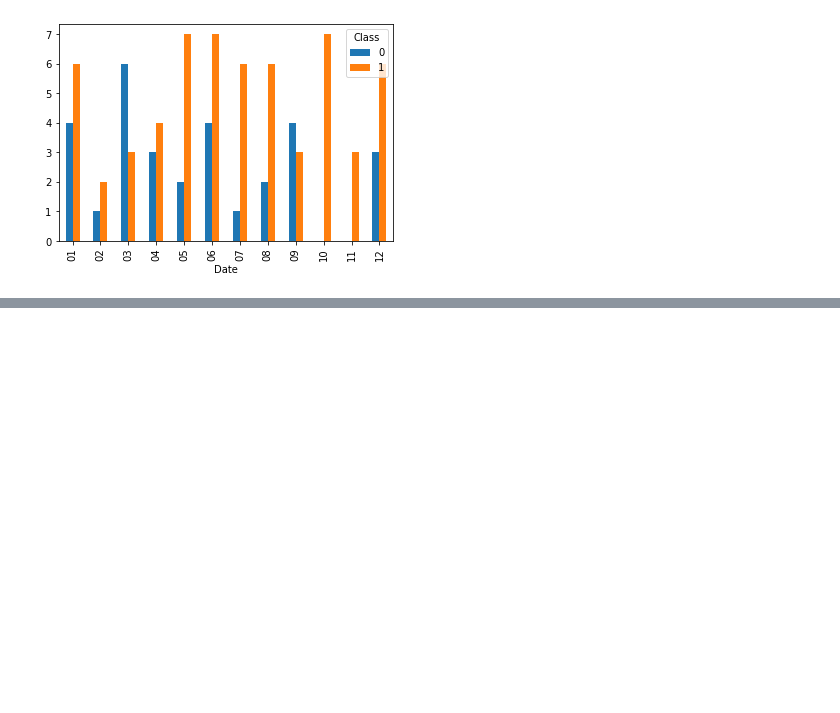
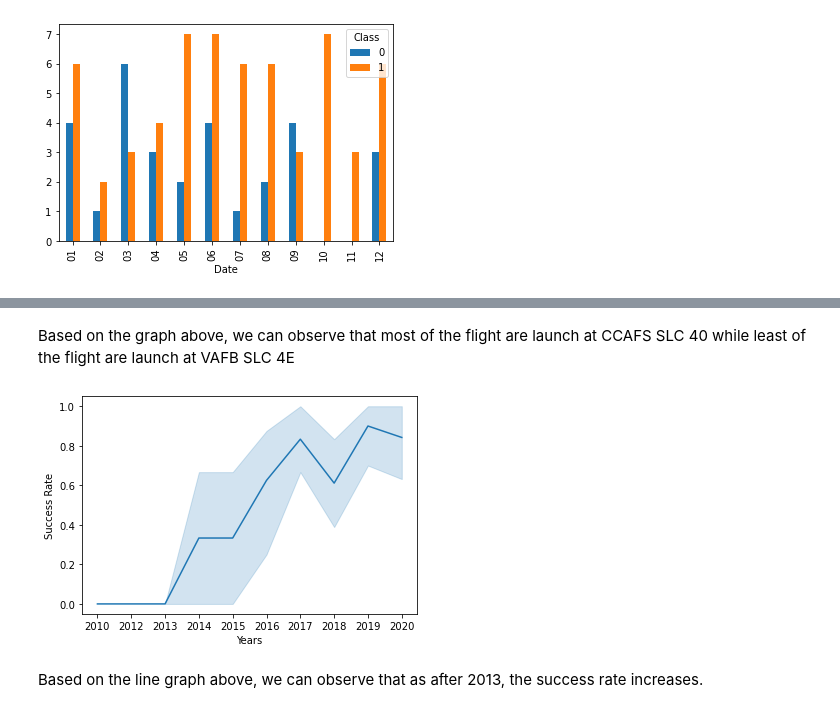
Before and after one commit to chiakl/spacex, a Jupyter notebook: spacex.ipynb, the cells around one changed output, grey strips where cells are left out. Drawn from its saved outputs; the diff is of its cells as text; code cells hidden in the pictures; blank space fills up the shorter version.

```diff
--- a/spacex.ipynb
+++ b/spacex.ipynb
@@ -278,0 +269,21 @@ df2.groupby(['Date','Class']).size().unstack().plot(kind='bar')
+# %% [markdown]
+Based on the graph above, we can observe that most of the flight are launch at CCAFS SLC 40 while least of the flight are launch at VAFB SLC 4E
+# %%
+#Visualize the relationship between Years and Class(Sucess Rate)
+def Extract_year(date):
+    year=[]
+    for i in df["Date"]:
+        year.append(i.split("-")[0])
+    return year
+
+years = Extract_year(df)
+len(years)
+
+sns.lineplot(x=years, y="Class", data=df)
+plt.xlabel("Years")
+plt.ylabel("Success Rate")
+plt.show()
+# %% [output]
+[figure, added]
+# %% [markdown]
+Based on the line graph above, we can observe that as after 2013, the success rate increases.
```
Also changed, not shown: parts of 6 cells of this notebook.
